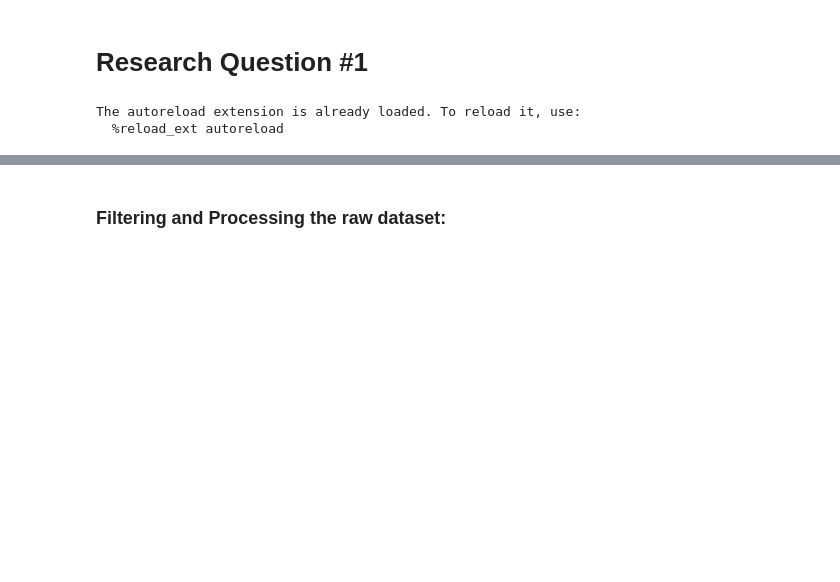
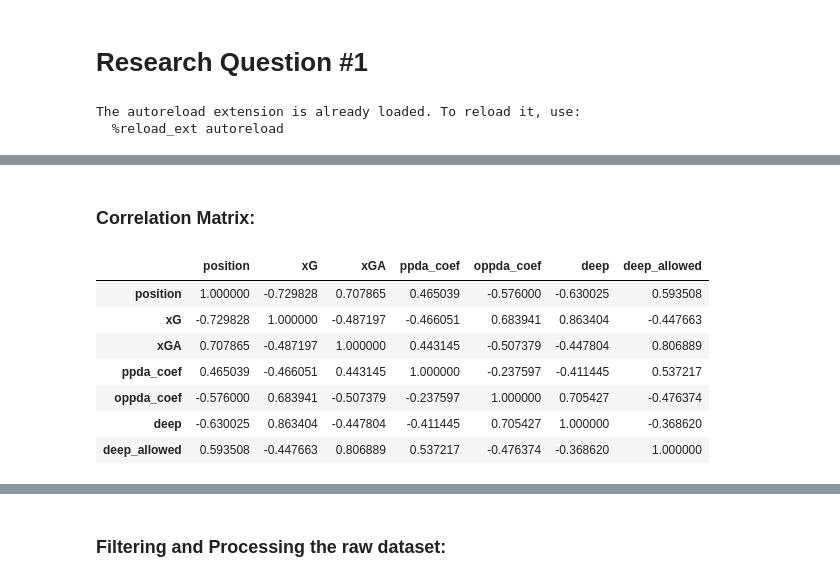
Before and after one commit to data301-2021-summer2/football-metrics-analysis, a Jupyter notebook: analysis/Final_Unified_Analysis.ipynb, the cells around one changed output, grey strips where cells are left out. Saved outputs shown, nothing was run; the diff lists cells and outputs as text; code cells hidden in the pictures; blank space fills up the shorter version.

```diff
--- a/analysis/Final_Unified_Analysis.ipynb
+++ b/analysis/Final_Unified_Analysis.ipynb
@@ -36,0 +57,14 @@ The autoreload extension is already loaded. To reload it, use:
+# %% [markdown]
+### Correlation Matrix:
+# %%
+corr = df.corr()
+corr.style.background_gradient(cmap='coolwarm')
+# %% [output]
+|  | position | xG | xGA | ppda_coef | oppda_coef | deep | deep_allowed |
+| position | 1.000000 | -0.729828 | 0.707865 | 0.465039 | -0.576000 | -0.630025 | 0.593508 |
+| xG | -0.729828 | 1.000000 | -0.487197 | -0.466051 | 0.683941 | 0.863404 | -0.447663 |
+| xGA | 0.707865 | -0.487197 | 1.000000 | 0.443145 | -0.507379 | -0.447804 | 0.806889 |
+| ppda_coef | 0.465039 | -0.466051 | 0.443145 | 1.000000 | -0.237597 | -0.411445 | 0.537217 |
+| oppda_coef | -0.576000 | 0.683941 | -0.507379 | -0.237597 | 1.000000 | 0.705427 | -0.476374 |
+| deep | -0.630025 | 0.863404 | -0.447804 | -0.411445 | 0.705427 | 1.000000 | -0.368620 |
+| deep_allowed | 0.593508 | -0.447663 | 0.806889 | 0.537217 | -0.476374 | -0.368620 | 1.000000 |
```
Also changed, not shown: parts of 7 cells of this notebook, 1 other file.
